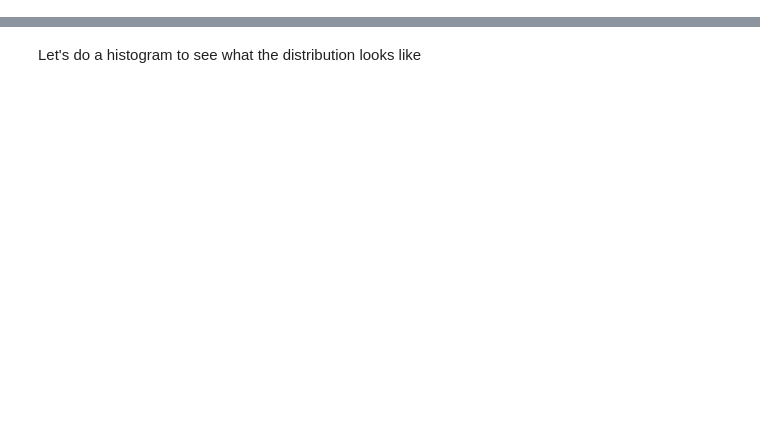
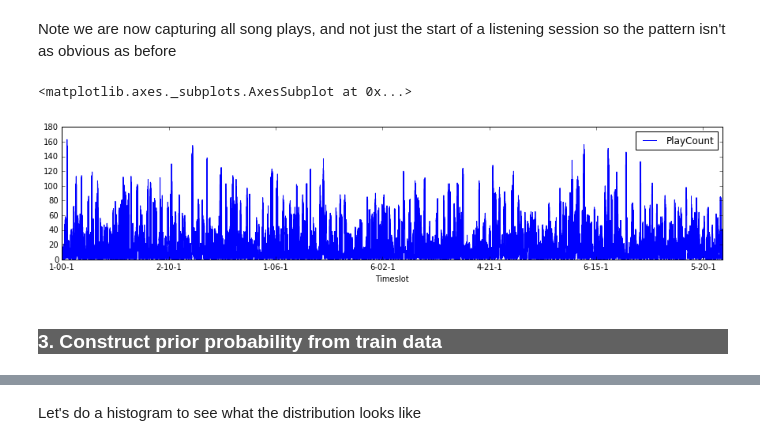
Before and after one commit to badrul1/EventPrediction, a Jupyter notebook: 5_mainmodel/2_NextPlayPrediction.ipynb, the cells around one changed output, grey strips where cells are left out. Cells and saved outputs as stored; diff of their text form; code cells hidden in the pictures; blank space fills up the shorter version.

```diff
--- a/5_mainmodel/2_NextPlayPrediction.ipynb
+++ b/5_mainmodel/2_NextPlayPrediction.ipynb
@@ -143,0 +166,9 @@ Name: Prob, dtype: float64
+# %% [markdown]
+Note we are now capturing all song plays, and not just the start of a listening session so the pattern isn't as obvious as before
+# %%
+trainDf.plot(x='Timeslot', y='PlayCount',figsize=[15,3])
+# %% [output]
+<matplotlib.axes._subplots.AxesSubplot at 0x...>
+[figure, added]
+# %% [markdown]
+<h3 style="background-color:#616161;color:white">3. Construct prior probability from train data</h3>
```
Also changed, not shown: parts of 56 cells of this notebook, 2 other files.
